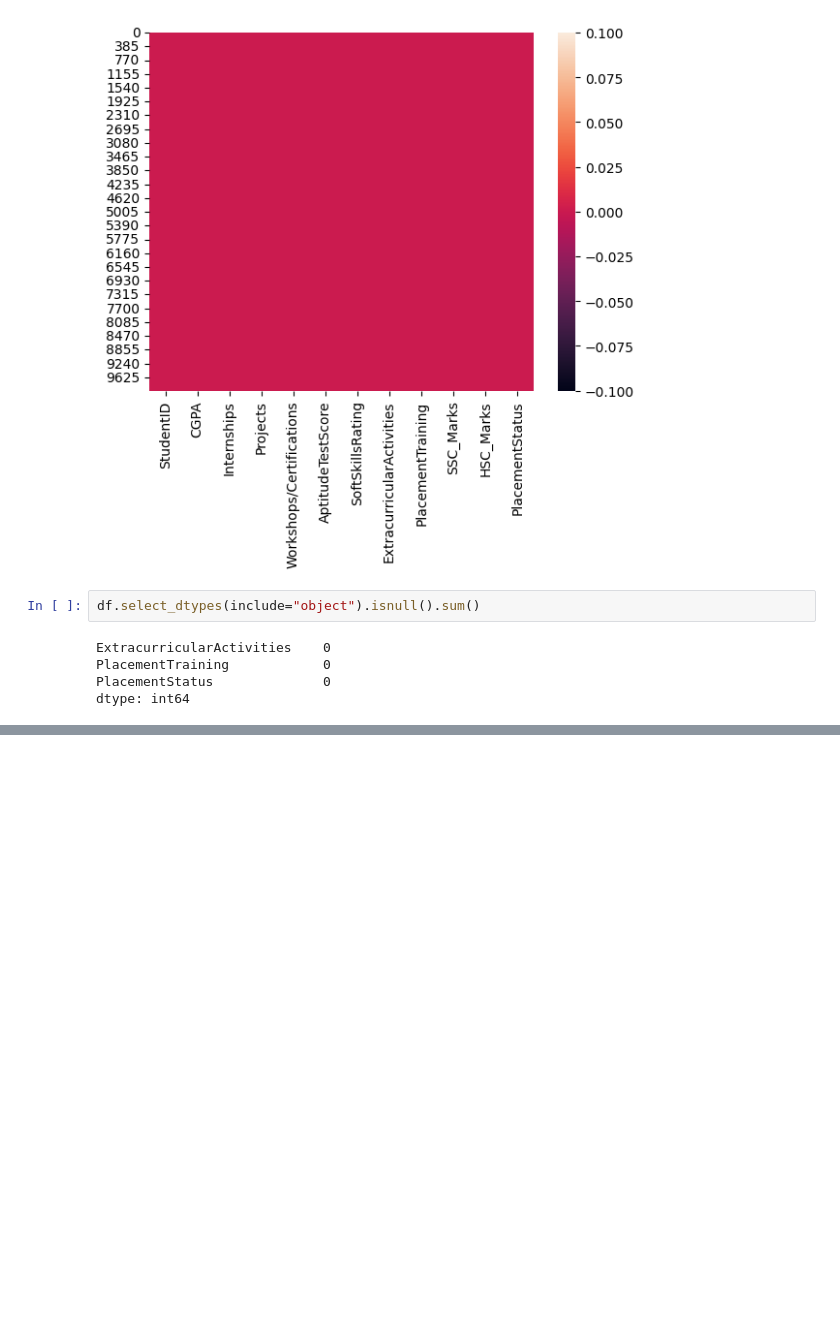
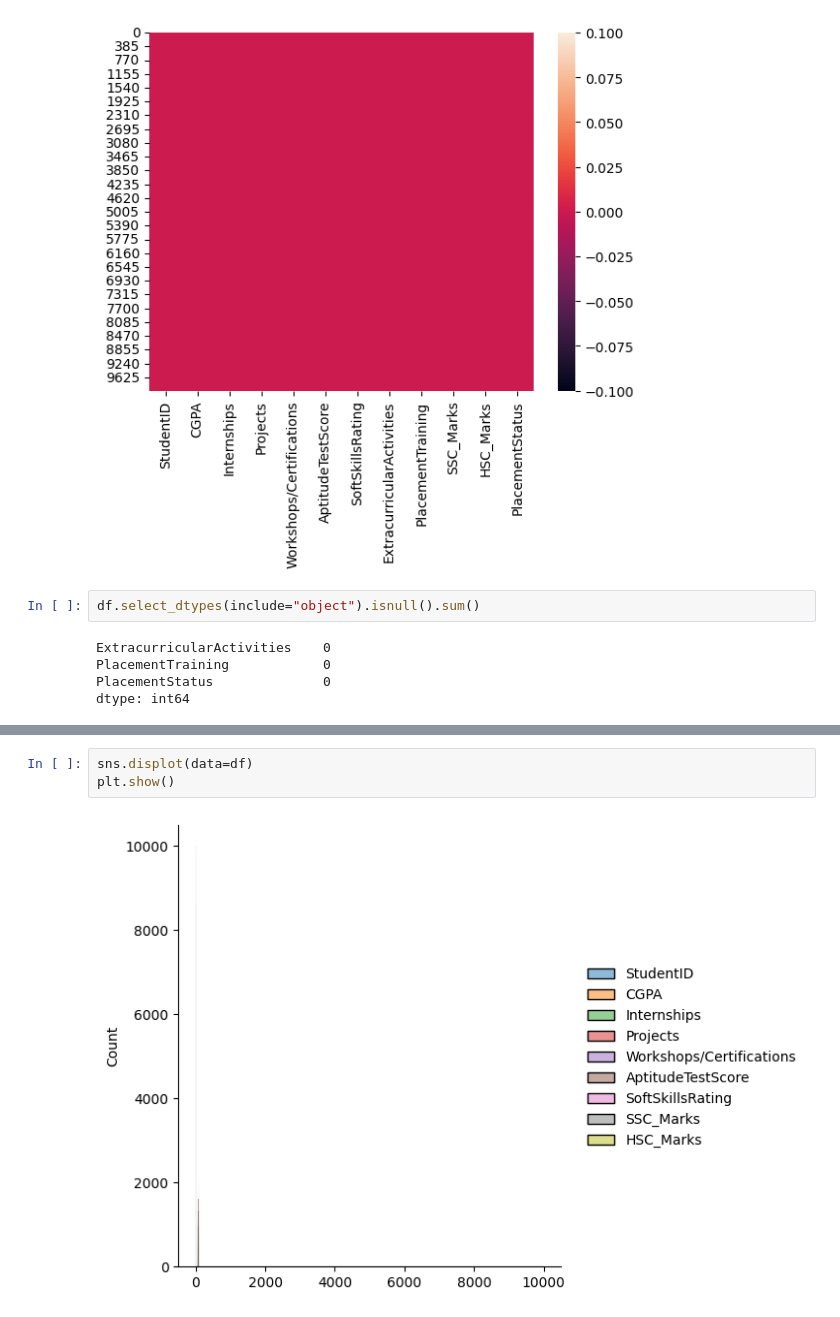
Before and after one commit to AftabQuant/Machine-Learning-Chronicles, a Jupyter notebook: Machine Learning Practice/Data Cleaning/Placement Data .ipynb, the cells around one changed output, grey strips where cells are left out. Drawn from its saved outputs; the diff is of its cells as text; blank space fills up the shorter version.

```diff
--- a/Machine Learning Practice/Data Cleaning/Placement Data .ipynb
+++ b/Machine Learning Practice/Data Cleaning/Placement Data .ipynb
@@ -64,0 +82,5 @@ dtype: int64
+# %%
+sns.displot(data=df)
+plt.show()
+# %% [output]
+[figure, added]
```
Also changed, not shown: parts of 2 cells of this notebook, 1 other file.
